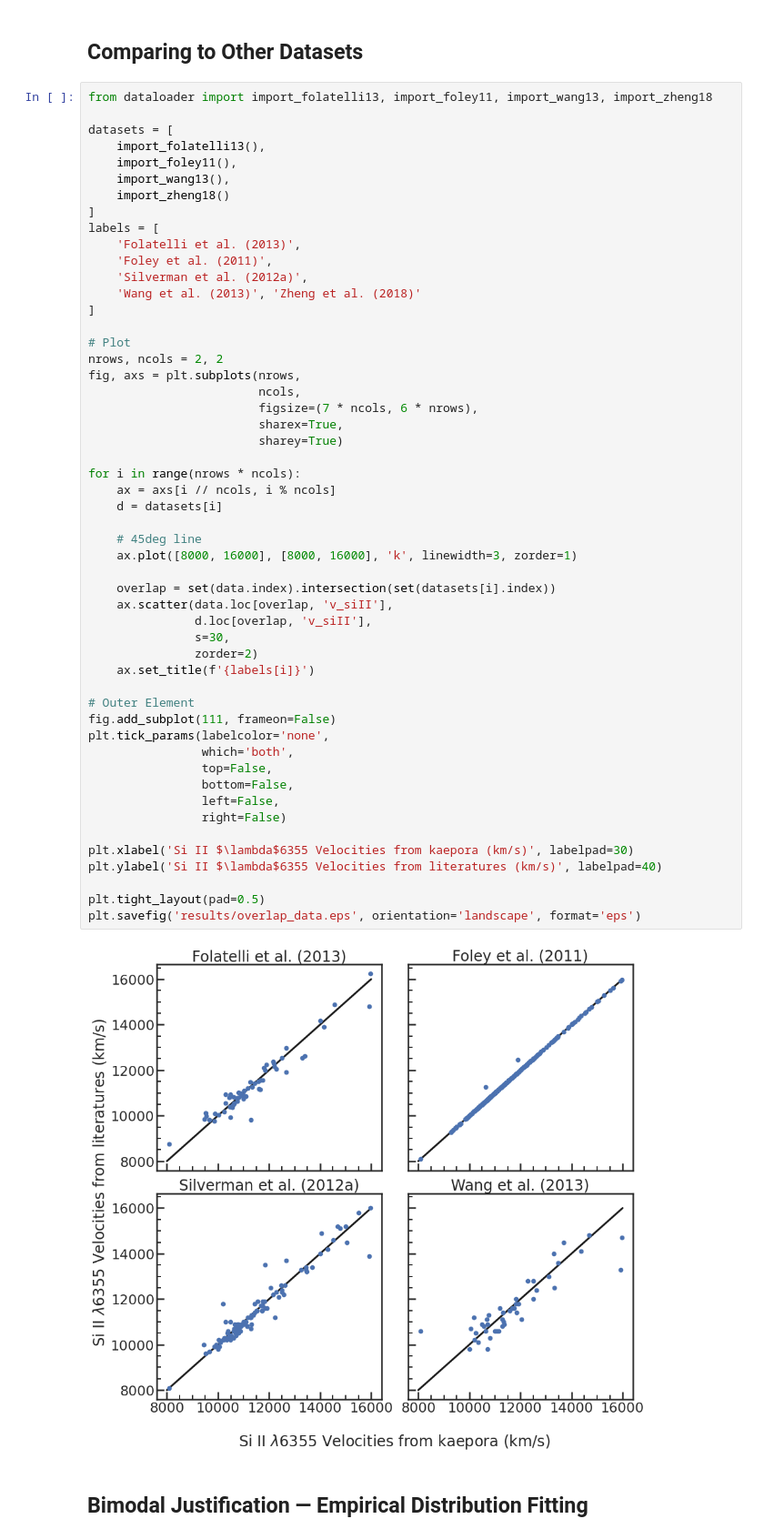
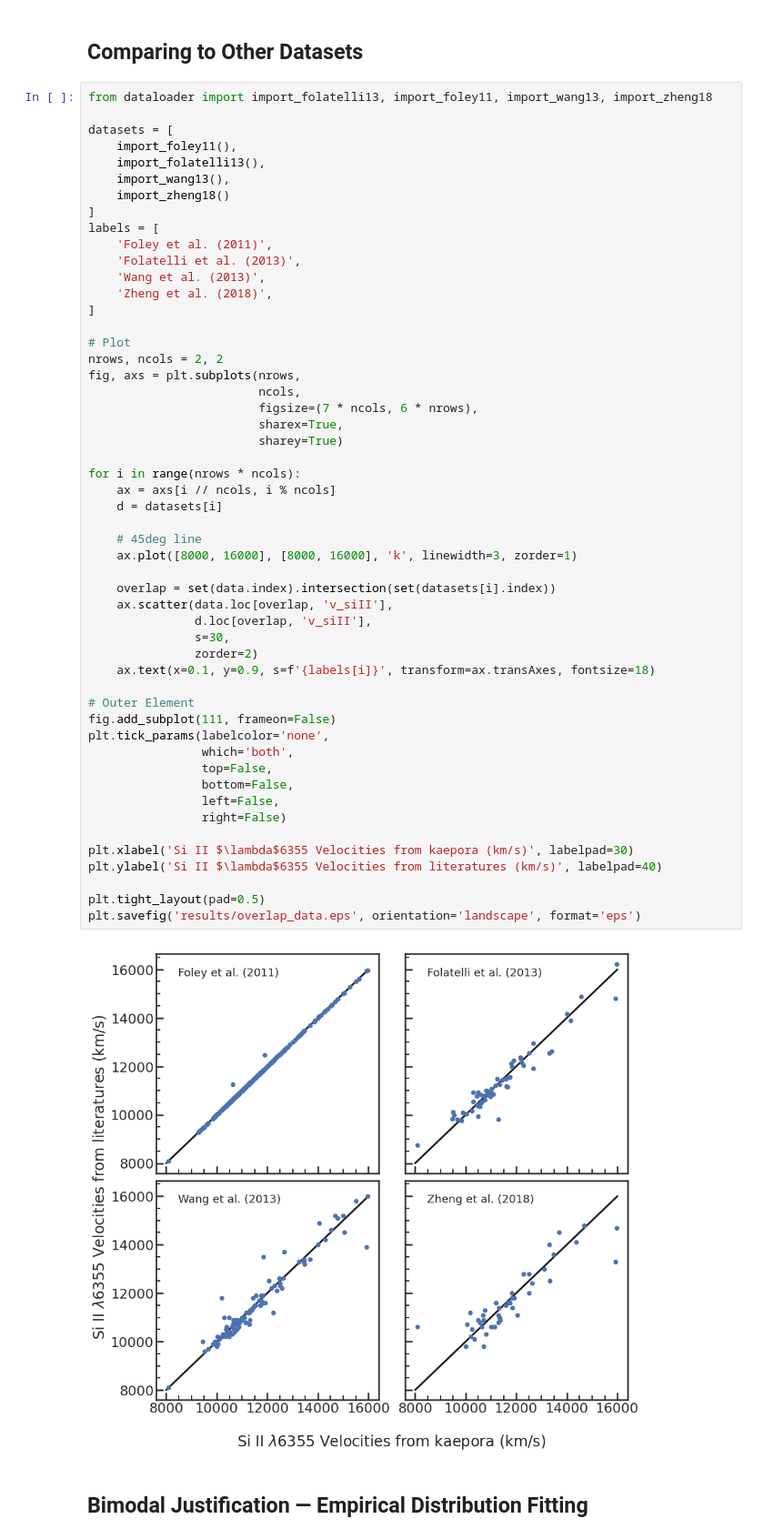
Before and after one commit to ketozhang/ejecta-velocities-of-type-Ia-supernovae, a Jupyter notebook: report.ipynb, the cells around one changed output. Shown at 91% size. Cells and saved outputs as stored; diff of their text form.

Commit message:
Fix figure 3 label location and source

```diff
--- a/report.ipynb
+++ b/report.ipynb
@@ -91,16 +91,16 @@ plt.savefig(
 from dataloader import import_folatelli13, import_foley11, import_wang13, import_zheng18
 
 datasets = [
+    import_foley11(),
     import_folatelli13(),
-    import_foley11(),
     import_wang13(),
     import_zheng18()
 ]
 labels = [
+    'Foley et al. (2011)',
     'Folatelli et al. (2013)',
-    'Foley et al. (2011)',
-    'Silverman et al. (2012a)',
-    'Wang et al. (2013)', 'Zheng et al. (2018)'
+    'Wang et al. (2013)',
+    'Zheng et al. (2018)',
 ]
 
 # Plot
@@ -112,35 +112,35 @@ fig, axs = plt.subplots(nrows,
                         sharey=True)
 
 for i in range(nrows * ncols):
     ax = axs[i // ncols, i % ncols]
     d = datasets[i]
 
     # 45deg line
     ax.plot([8000, 16000], [8000, 16000], 'k', linewidth=3, zorder=1)
 
     overlap = set(data.index).intersection(set(datasets[i].index))
     ax.scatter(data.loc[overlap, 'v_siII'],
                d.loc[overlap, 'v_siII'],
                s=30,
                zorder=2)
-    ax.set_title(f'{labels[i]}')
+    ax.text(x=0.1, y=0.9, s=f'{labels[i]}', transform=ax.transAxes, fontsize=18)
 
 # Outer Element
 fig.add_subplot(111, frameon=False)
 plt.tick_params(labelcolor='none',
                 which='both',
                 top=False,
                 bottom=False,
                 left=False,
                 right=False)
 
 plt.xlabel('Si II $\lambda$6355 Velocities from kaepora (km/s)', labelpad=30)
 plt.ylabel('Si II $\lambda$6355 Velocities from literatures (km/s)', labelpad=40)
 
 plt.tight_layout(pad=0.5)
 plt.savefig('results/overlap_data.eps', orientation='landscape', format='eps')
 # %% [output]
-[figure, old version]
+[figure, new version]
 # %% [markdown]
 ## Bimodal Justification &mdash; Empirical Distribution Fitting
 # %%
```
Also changed, not shown: parts of 8 cells of this notebook, 15 other files.
